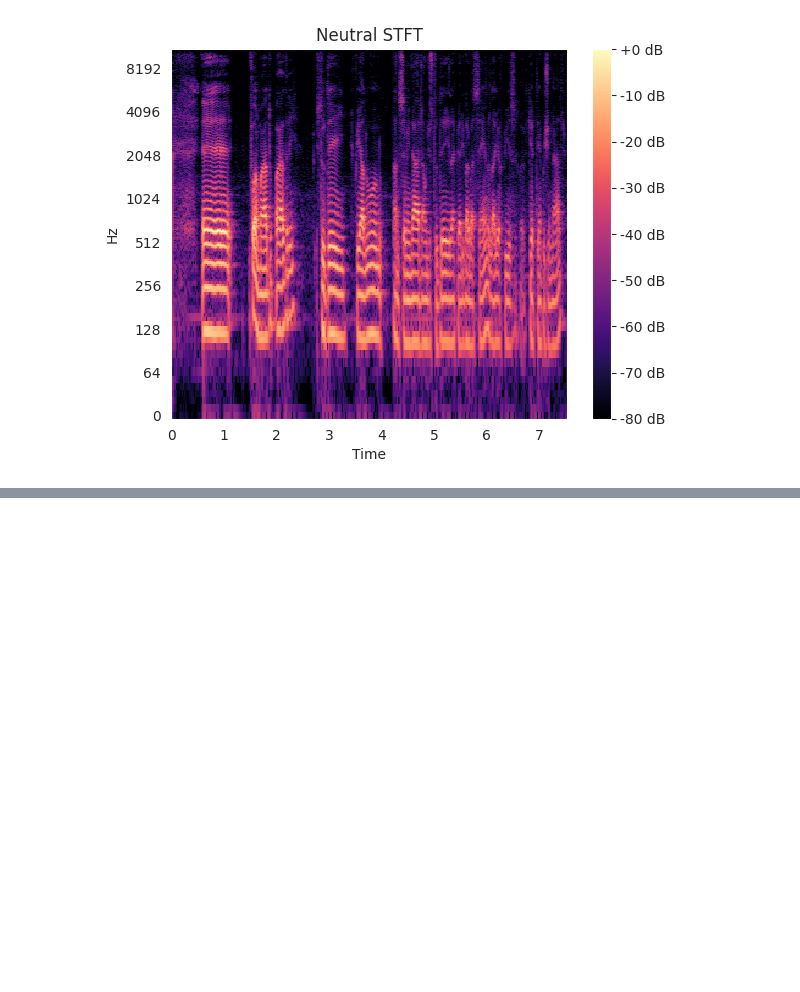
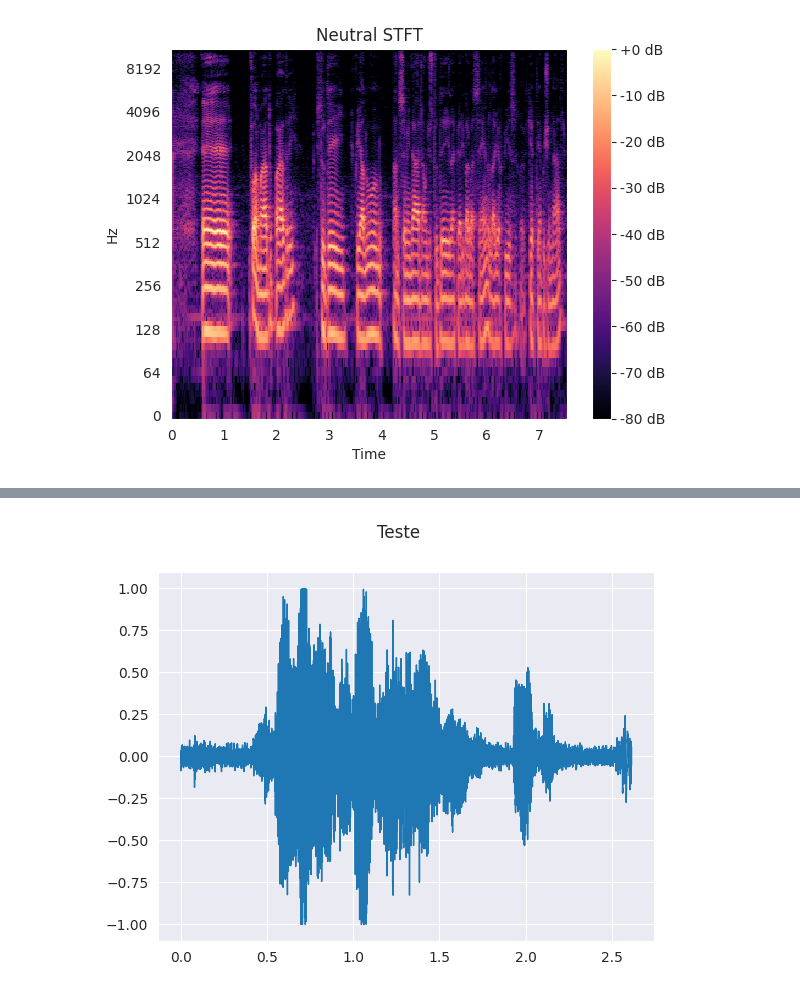
Before and after one commit to rafaelgreca/ser-wavelet, a Jupyter notebook: notebooks/analysis.ipynb, the cells around one changed output, grey strips where cells are left out. Cells and saved outputs as stored; diff of their text form; code cells hidden in the pictures; blank space fills up the shorter version.

```diff
--- a/notebooks/analysis.ipynb
+++ b/notebooks/analysis.ipynb
@@ -685,0 +644,4 @@ print(Y.shape)
+# %%
+plot_waveform(non_neutral_male_audio, sr, "Teste")
+# %% [output]
+[figure, added]
```
Also changed, not shown: parts of 15 cells of this notebook, 2 other files.
